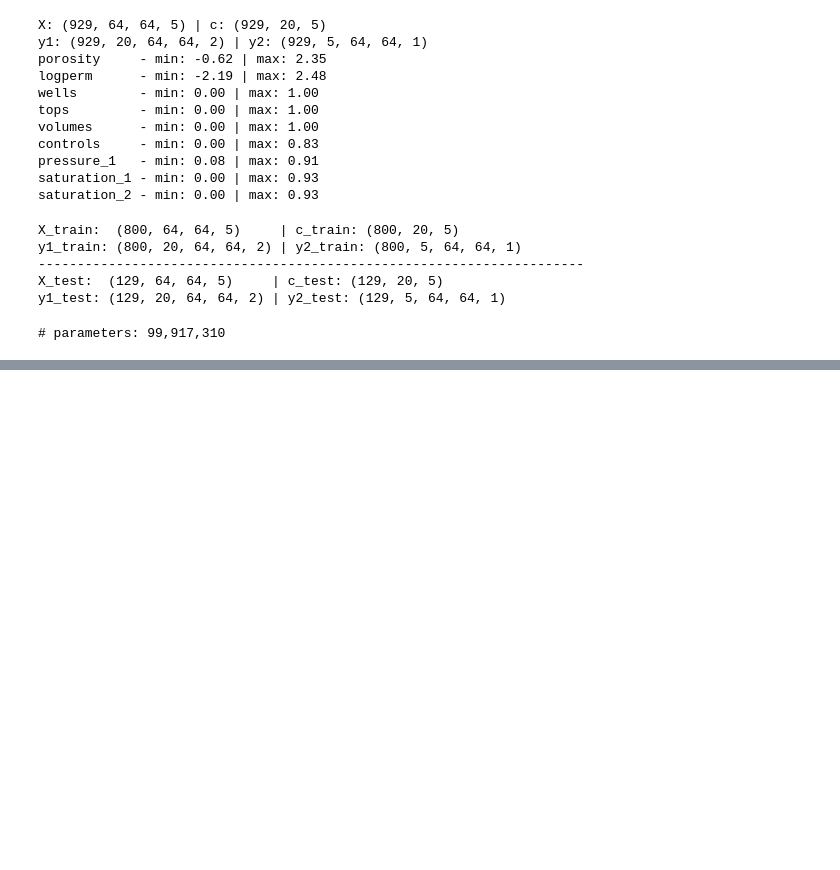
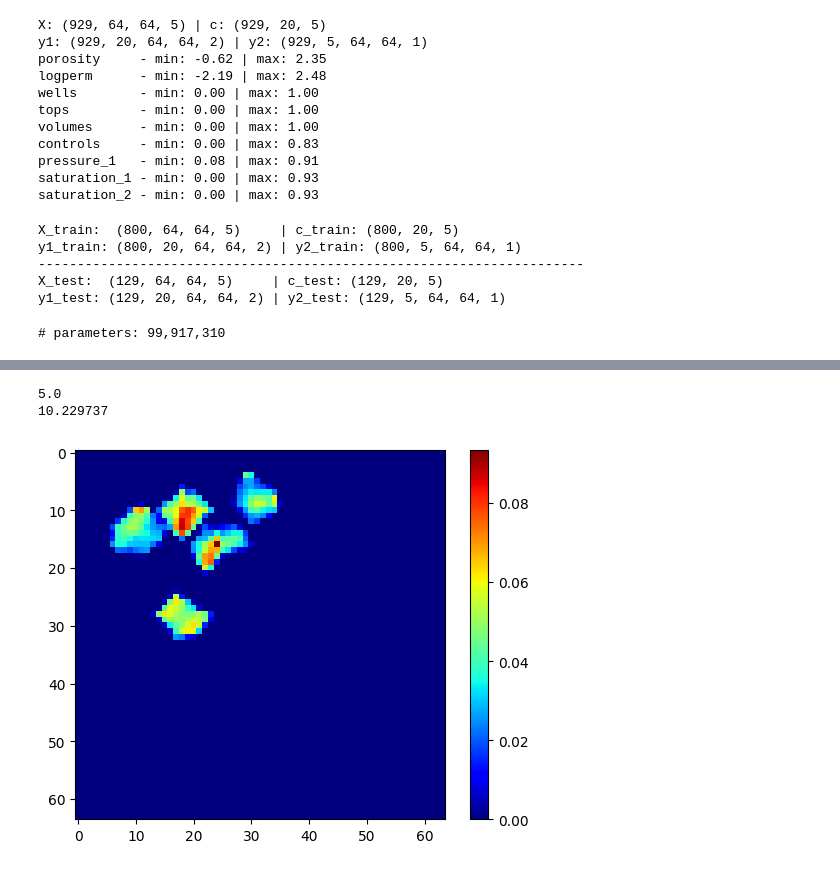
Before and after one commit to misaelmmorales/Placement-Control-Optim-CO2, a Jupyter notebook: pix2vid-opt.ipynb, the cells around one changed output, grey strips where cells are left out. Cells and saved outputs as stored; diff of their text form; code cells hidden in the pictures; blank space fills up the shorter version.

```diff
--- a/pix2vid-opt.ipynb
+++ b/pix2vid-opt.ipynb
@@ -116,0 +148,16 @@ model.load_weights('{}/models/pix2vid-v2.weights.h5'.format(folder))
+# %%
+sample = 123
+
+dc = c_train[sample].sum()
+print(dc)
+
+dd = (y2_train[sample, -1].squeeze() * porevol[sample]) / 1e3 / mega * co2_rho
+print(np.sum(dd))
+
+plt.imshow(dd, cmap='jet')
+plt.colorbar()
+plt.show()
+# %% [output]
+5.0
+10.229737
+[figure, added]
```
Also changed, not shown: parts of 4 cells of this notebook, 17 other files.
